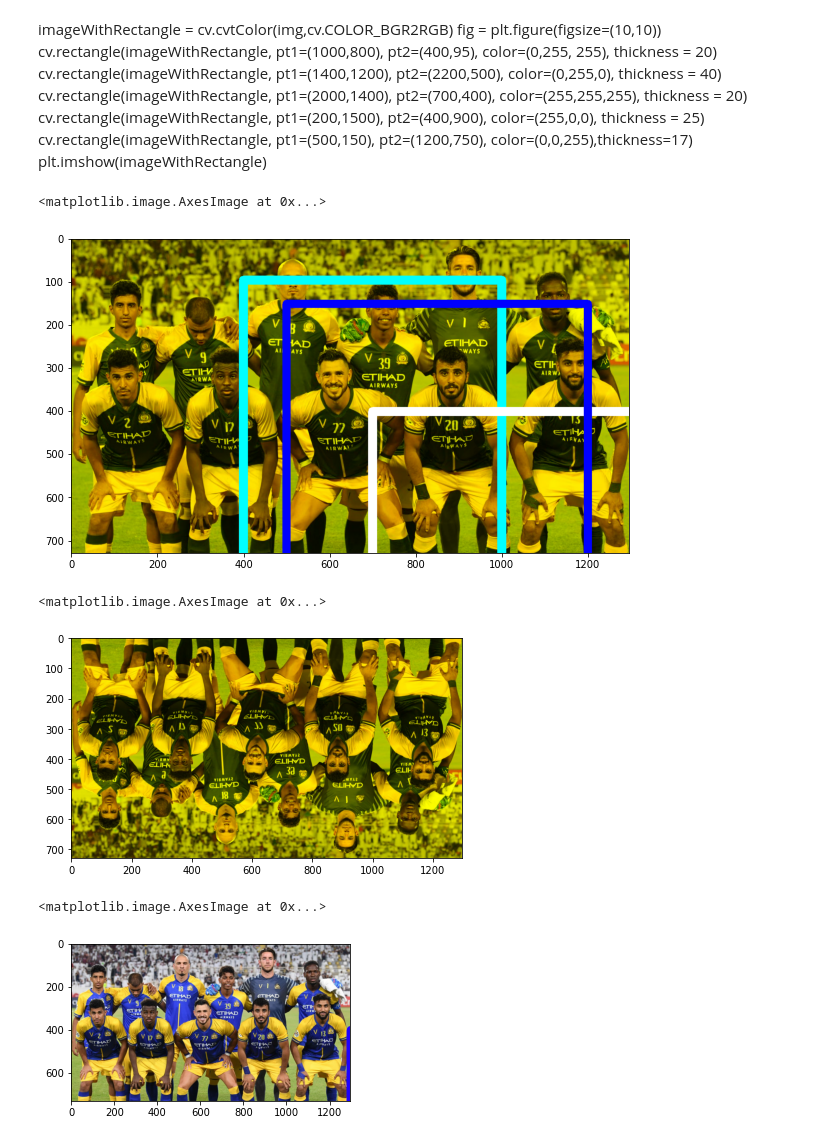
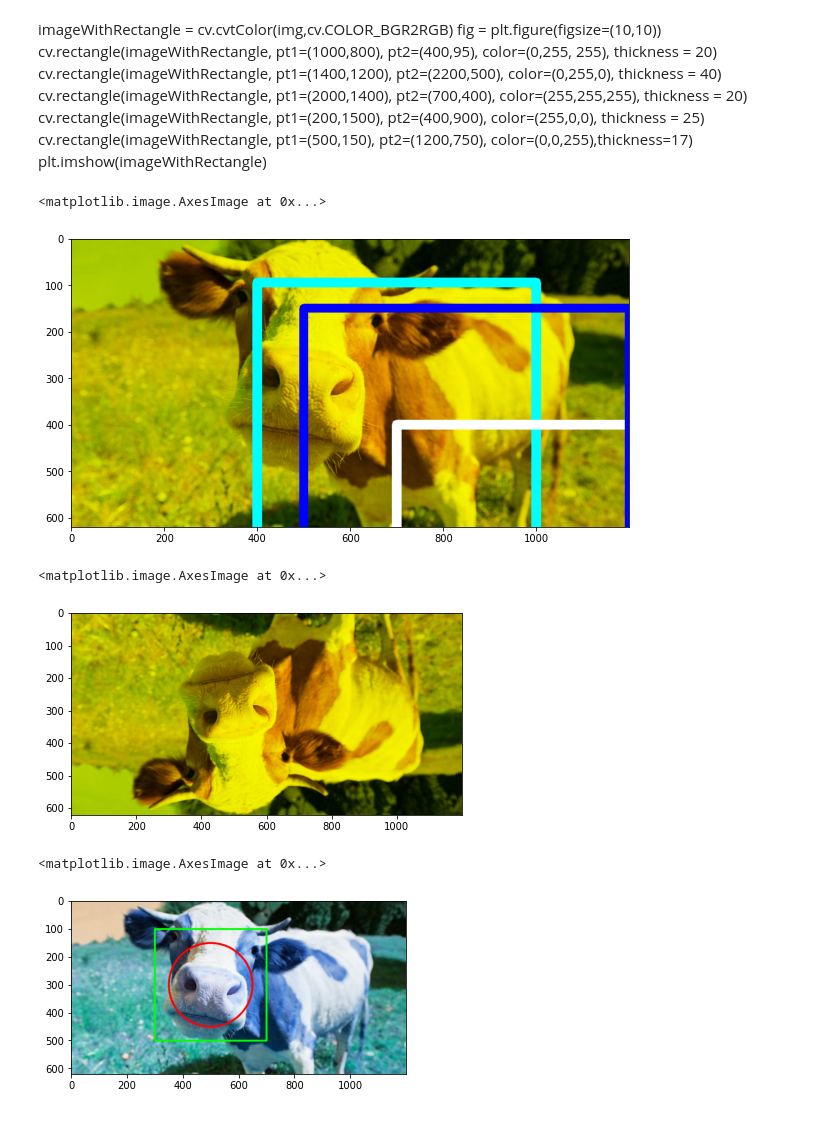
Before and after one commit to Alif-krniawn/PCVK_Genap_2023, a Jupyter notebook: Week2.ipynb, the cells around one changed output. Cells and saved outputs as stored; diff of their text form; code cells hidden in the pictures.

```diff
--- a/Week2.ipynb
+++ b/Week2.ipynb
@@ -13,7 +13,7 @@ from google.colab.patches import cv2_imshow
 from skimage import io
 import matplotlib.pyplot as plt
 import numpy as np
-img = cv.imread('/content/drive/MyDrive/pengolahan_citra/tes.jpg')
+img = cv.imread('/content/drive/MyDrive/pengolahan_citra/sapi.jpg')
 plt.imshow(img)
 # %% [output]
 <matplotlib.image.AxesImage at 0x...>
@@ -164,15 +164,15 @@ plt.imshow(imageWithRectangle)
 # %%
 imageWithRectangle = cv.cvtColor(img,cv.COLOR_BGR2RGB)
 fig = plt.figure(figsize=(10,10))
 cv.rectangle(imageWithRectangle, pt1=(1000,800), pt2=(400,95), color=(0,255, 255), thickness = 20)
-cv.rectangle(imageWithRectangle, pt1=(1400,1200), pt2=(2200,500), color=(0,255,0), thickness = 40)
+cv.rectangle(imageWithRectangle, pt1=(1500,1200), pt2=(2200,500), color=(0,255,0), thickness = 40)
 cv.rectangle(imageWithRectangle, pt1=(2000,1400), pt2=(700,400), color=(255,255,255), thickness = 20)
 cv.rectangle(imageWithRectangle, pt1=(200,1500), pt2=(400,900), color=(255,0,0), thickness = 25)
 cv.rectangle(imageWithRectangle, pt1=(500,150), pt2=(1200,750), color=(0,0,255),thickness=17)
 plt.imshow(imageWithRectangle)
 # %% [output]
 <matplotlib.image.AxesImage at 0x...>
-[figure, old version]
+[figure, new version]
 # %%
 img_t = cv.flip(cv.cvtColor(img,cv.COLOR_BGR2RGB),0)
 
@@ -181,15 +181,13 @@ ax = fig.add_subplot(111)
 ax.imshow(img_t)
 # %% [output]
 <matplotlib.image.AxesImage at 0x...>
-[figure, old version]
+[figure, new version]
 # %%
-img = cv.imread('/content/drive/MyDrive/pengolahan_citra/tes.jpg')
-fig = plt.figure(figsize=(5,5))
+img = cv.imread('/content/drive/MyDrive/pengolahan_citra/sapi.jpg')
 
-ax = fig.add_subplot(111)
-cv.rectangle(img, pt1=(2300,400), pt2=(1300,1400), color=(255, 0, 30), thickness = 40)
-cv.circle(img, center=(1900, 1000), radius=300, color=(180, 105, 255), thickness = 30)
-ax.imshow(cv.cvtColor(img, cv.COLOR_BGR2RGB))
+cv.rectangle(img,pt1=(300,100),pt2=(700,500),color=(0,255,0),thickness=5)
+cv.circle(img,center=(500,300),radius=150,color=(255,0,0),thickness=5)
+plt.imshow(img)
 # %% [output]
 <matplotlib.image.AxesImage at 0x...>
-[figure, old version]
+[figure, new version]
```
Also changed, not shown: parts of 14 cells of this notebook.
